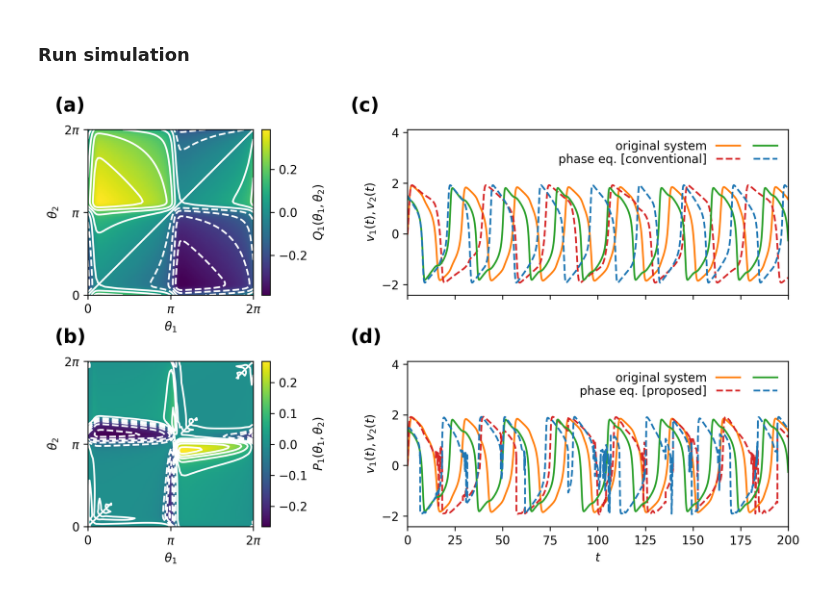
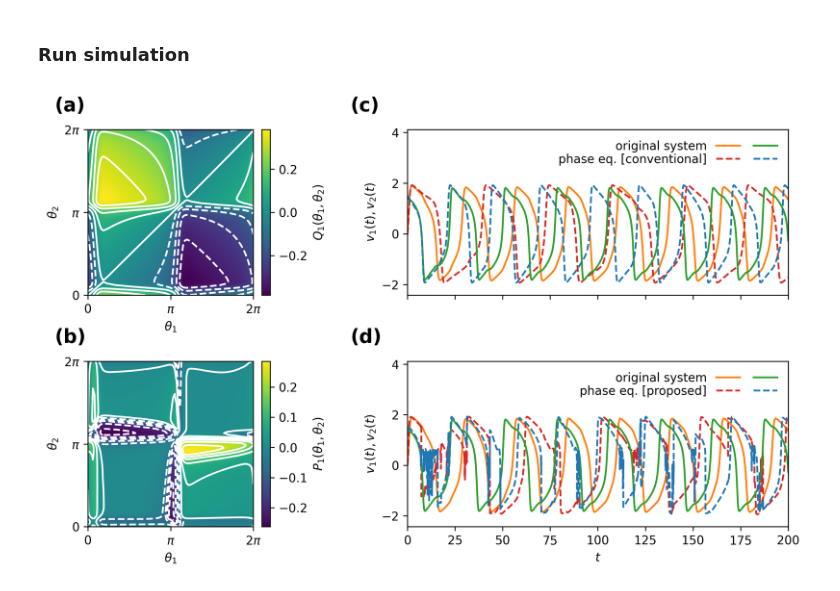
Before and after one commit to takyamamoto/GeneralizedPhaseReduction.jl, a Jupyter notebook: examples/Fig3_FHNmodel_coupled2.ipynb, the cells around one changed output. Cells and saved outputs as stored; diff of their text form; code cells hidden in the pictures.

```diff
--- a/examples/Fig3_FHNmodel_coupled2.ipynb
+++ b/examples/Fig3_FHNmodel_coupled2.ipynb
@@ -104,5 +81,5 @@ using Interpolations
 # %%
-function compute_QΘ2(G, N, D, XsI, κ, ωI, NΘ::Int=50, ttmax::Int=50, ϵ=1e-5, ρ=100, dt=1e-2)
+function compute_QΘ2(G, N, D, XsI, κ, ωI, NΘ::Int=50, ttmax::Int=50, ϵ=1e-5, ρ=0.1, dt=1e-2)
     """
     Compute Q(θ)
 
@@ -189,6 +164,6 @@ PyObject <matplotlib.image.AxesImage object at 0x...>
 # %% [markdown]
 ### Run simulation
 # %%
-Xos = coupled_original_system_fhn(N, D, Nt, dt, XsI, g, coupled_func!, initθ, κ, alg);
-Xcpm, Θcpm = coupled_conventinal_phase_model(N, D, Nt, dt, XsI, g, ωI, ζθI, initθ, κ, alg);
+Tos, Xos, _, _ = coupled_original_system(N, D, T, XsI, g, coupled_func!, initθ, κ, alg);
+Tcpm, Xcpm, Θcpm = coupled_conventinal_phase_model(N, D, T, XsI, g, ωI, ζθI, initθ, κ, alg);
 # %%
@@ -196,3 +171,6 @@ Xgpm, Θgpm = coupled_generalized_phase_model_PQ(N, D, Nt, dt, XsI, QΘ, ωI, ζ
+# %%
+Tgpm = range(0, T, length=Nt)
+Xgpm, Θgpm = coupled_generalized_phase_model_PQ(N, D, Nt, dt, XsI, QΘ, ωI, ζθI, ξθI, initθ, κ, g, alg);
 # %%
 Irange = -0.55:0.01:0.55;
 # %%
@@ -207,42 +185,42 @@ divider3 = axes_grid1.make_axes_locatable(ax3)
 cax3 = divider3.append_axes("right", size="5%", pad=0.1)
 cbar3 = colorbar(cax=cax3)#, ticks=[-0.5, 0, 0.5])
 cbar3.set_label(L"$Q_1\left(\theta_1, \theta_2\right)$")
 ax3.text(-0.2, 1.2, "(a)", fontsize=16, transform=ax3.transAxes, fontweight="bold", va="top")
 
 ax4 = subplot2grid((2, 2), (1, 0), rowspan=1, colspan=1)
 contour(Θrange, Θrange, PΘmap, 10, colors="white")
 imshow(reverse(PΘmap, dims=1), extent=(0, 2pi, 0, 2pi))
 xlabel(L"$\theta_1$"); ylabel(L"$\theta_2$");
 xticks([0, pi, 2pi], ["0", L"$\pi$", L"$2\pi$"]);
 yticks([0, pi, 2pi], ["0", L"$\pi$", L"$2\pi$"]);
 divider4 = axes_grid1.make_axes_locatable(ax4)
 cax4 = divider4.append_axes("right", size="5%", pad=0.1)
 cbar4 = colorbar(cax=cax4)#, ticks=[-0.5, 0, 0.5])
 cbar4.set_label(L"$P_1\left(\theta_1, \theta_2\right)$")
 ax4.text(-0.2, 1.2, "(b)", fontsize=16, transform=ax4.transAxes, fontweight="bold", va="top")
 
 ax1 = subplot2grid((2, 2), (0, 1), rowspan=1, colspan=1)
 # title("Conventinal phase model")
-plot(trange, Xos[:, 1, 1], label="original system", color="tab:orange")
-plot(trange, Xcpm[:, 1, 1], "--", label="phase eq. [conventional]", color="tab:red")
-plot(trange, Xos[:, 2, 1], label=" ", color="tab:green")
-plot(trange, Xcpm[:, 2, 1], "--", label=" ", color="tab:blue")
-xlim(trange[1], trange[end]); ylim(ylim()[1]-0.3, ylim()[2]+2); ylabel(L"$v_1(t), v_2(t)$");
+plot(Tos, Xos[:, 1, 1], label="original system", color="tab:orange")
+plot(Tcpm, Xcpm[:, 1, 1], "--", label="phase eq. [conventional]", color="tab:red")
+plot(Tos, Xos[:, 2, 1], label=" ", color="tab:green")
+plot(Tcpm, Xcpm[:, 2, 1], "--", label=" ", color="tab:blue")
+xlim(0, T); ylim(ylim()[1]-0.3, ylim()[2]+2); ylabel(L"$v_1(t), v_2(t)$");
 plt.gca().axes.xaxis.set_ticklabels([])
 ax1.text(-0.15, 1.2, "(c)", fontsize=16, transform=ax1.transAxes, fontweight="bold", va="top")
 legend(loc="upper right", ncol=2, columnspacing=0, labelspacing=0.1, frameon=false, markerfirst=false)
 
 ax2 = subplot2grid((2, 2), (1, 1), rowspan=1, colspan=1)
-plot(trange, Xos[:, 1, 1], label="original system", color="tab:orange")
-plot(trange, Xgpm[:, 1, 1], "--", label="phase eq. [proposed]", color="tab:red")
-plot(trange, Xos[:, 2, 1], label=" ", color="tab:green")
-plot(trange, Xgpm[:, 2, 1], "--", label=" ", color="tab:blue")
-xlim(trange[1], trange[end]); ylim(ylim()[1]-0.3, ylim()[2]+2);  xlabel(L"$t$"); ylabel(L"$v_1(t), v_2(t)$");
+plot(Tos, Xos[:, 1, 1], label="original system", color="tab:orange")
+plot(Tgpm, Xgpm[:, 1, 1], "--", label="phase eq. [proposed]", color="tab:red")
+plot(Tos, Xos[:, 2, 1], label=" ", color="tab:green")
+plot(Tgpm, Xgpm[:, 2, 1], "--", label=" ", color="tab:blue")
+xlim(0, T); ylim(ylim()[1]-0.3, ylim()[2]+2);  xlabel(L"$t$"); ylabel(L"$v_1(t), v_2(t)$");
 ax2.text(-0.15, 1.2, "(d)", fontsize=16, transform=ax2.transAxes, fontweight="bold", va="top")
 legend(loc="upper right", ncol=2, columnspacing=0, labelspacing=0.1, frameon=false, markerfirst=false)
 subplots_adjust(hspace=0.4, wspace=0.1)
 #show()
 #tight_layout()
-savefig("fig3.svg")
+#savefig("fig3.svg")
 # %% [output]
-[figure, old version]
+[figure, new version]
```
Also changed, not shown: parts of 9 cells of this notebook, 6 other files.
